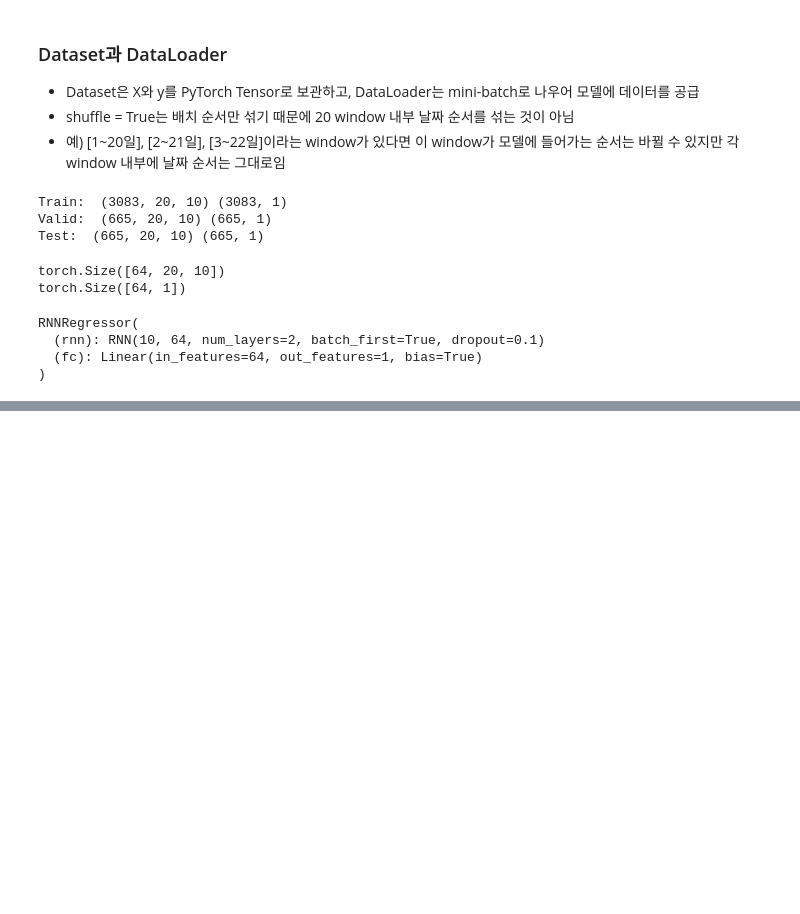
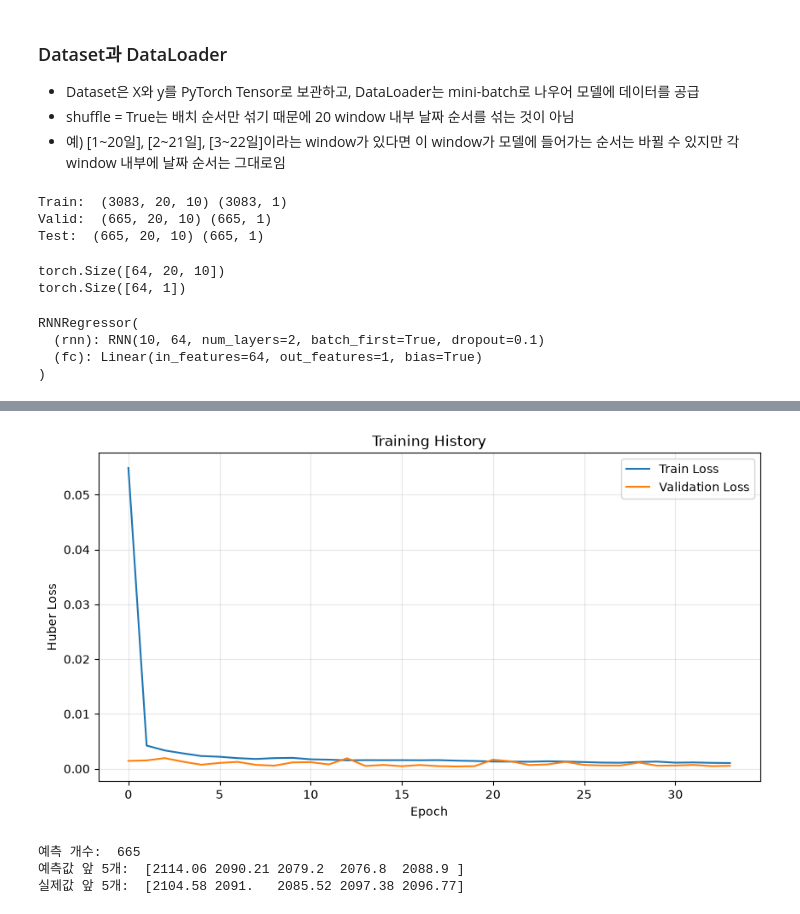
Before and after one commit to kjalh/12_NLP, a Jupyter notebook: 02_RNN.ipynb, the cells around one changed output, grey strips where cells are left out. Saved outputs shown, nothing was run; the diff lists cells and outputs as text; code cells hidden in the pictures; blank space fills up the shorter version.

```diff
--- a/02_RNN.ipynb
+++ b/02_RNN.ipynb
@@ -482,0 +500,25 @@ RNNRegressor(
+# %%
+# HuberLoss:  회귀 문제에서 MSE와 MAE의 장점을 섞음. 오차가 작으면 제곱으로 계산하고, 오차가 크면 선형적으로 계산
+criterion = nn.HuberLoss(delta=1.0) # delta = 1.0: 작은 오차와 큰 오차를 구분하는 기준 -> 내 의문 오차가 몇 까지 들어갈 수 있나?
+optimizer = torch.optim.AdamW(model.parameters(), lr=1e-3, weight_decay=1e-4)
+scheduler = torch.optim.lr_scheduler.ReduceLROnPlateau(optimizer, mode="min", factor=0.5, patience=5) # 모델의 성능 개선이 정체(Plateau)되었을 때, 학습률(Learning Rate)을 줄여주는(Reduce) 스케줄러
+
+MAX_EPOCHS = 200
+PATIENCE = 15  # 조기 종료에 사용하며 loss값 15번까지 줄지 않으면 종료
+CLIP_NORM = 1.0  # 기울기 폭발 때문에 사용. 1.0/기울기 폭주(Exploding Gradient)를 막기 위한 '그래디언트 클리핑(Gradient Clipping)'의 상한선
+# 쉽게 말하면 모델이 가중치를 한 번에 업데이트할 때, 그 변화량(기울기 벡터의 크기)이 1.0을 넘으면 강제로 1.0에 맞춰 잘라내겠다(Clip)
+# %%
+def evaluate_loss(model, loader, criterion, device):
+    model.eval()
+    total_loss = 0.0
+    total_count = 0
+    with torch.no_grad():
+        for xb, yb in loader:
+            xb = xb.to(device)
+            yb = yb.to(device)
+            pred = model(xb)
+            loss = criterion(pred, yb)
+            batch_size = xb.size(0)
+            total_loss += loss.item() * batch_size
+            total_count += batch_size
+    return total_loss / total_count
@@ -482,0 +585,12 @@ RNNRegressor(
+# %%
+plt.figure(figsize=(10, 5))
+plt.plot(train_history, label="Train Loss")
+plt.plot(val_history, label="Validation Loss")
+plt.xlabel("Epoch")
+plt.ylabel("Huber Loss")
+plt.title("Training History")
+plt.legend()
+plt.grid(alpha=0.3)
+plt.show()
+# %% [output]
+[figure, added]
@@ -482,0 +613,12 @@ RNNRegressor(
+# %%
+# 모델이 표준화된 값으로 예측한 결과를 원래 KOSPI 종가 단위로 되돌리고, (N, 1) 모양을 (N,)으로 바꿔줌
+# ravel(): Numpy 배열을 1차원으로 펴는 함수
+pred_close = scaler_y.inverse_transform(pred_scaled).ravel()
+true_close = scaler_y.inverse_transform(true_scaled).ravel()
+print("예측 개수: ", len(pred_close))
+print("예측값 앞 5개: ", np.round(pred_close[:5], 2))
+print("실제값 앞 5개: ", np.round(true_close[:5], 2))
+# %% [output]
+예측 개수:  665
+예측값 앞 5개:  [2114.06 2090.21 2079.2  2076.8  2088.9 ]
+실제값 앞 5개:  [2104.58 2091.   2085.52 2097.38 2096.77]
```
Also changed, not shown: parts of 5 cells of this notebook.
